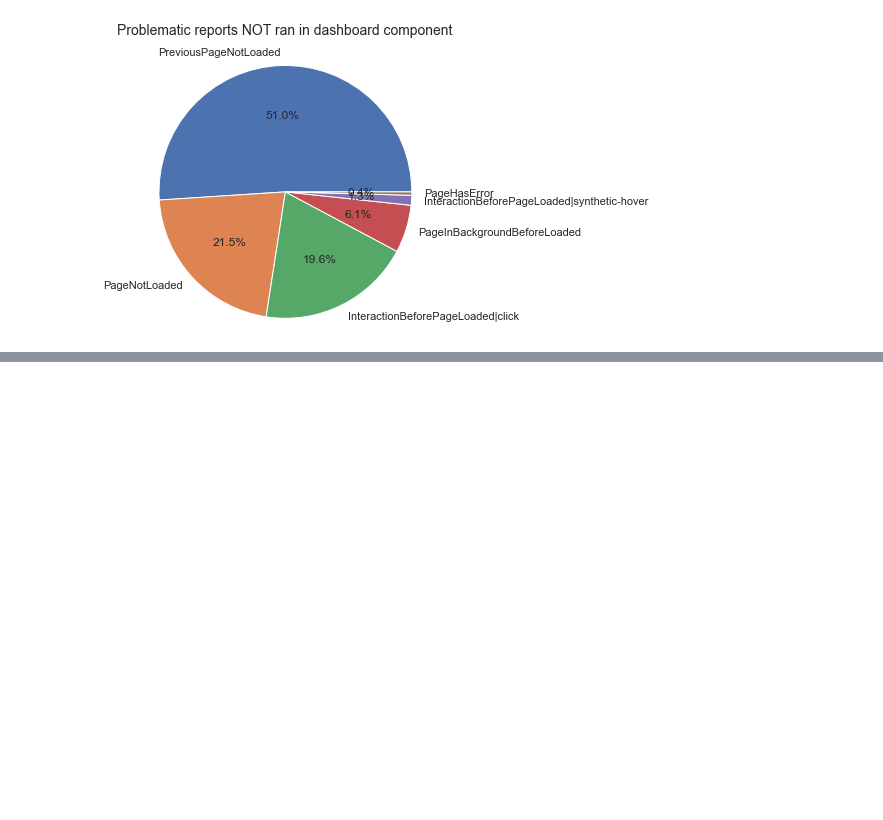
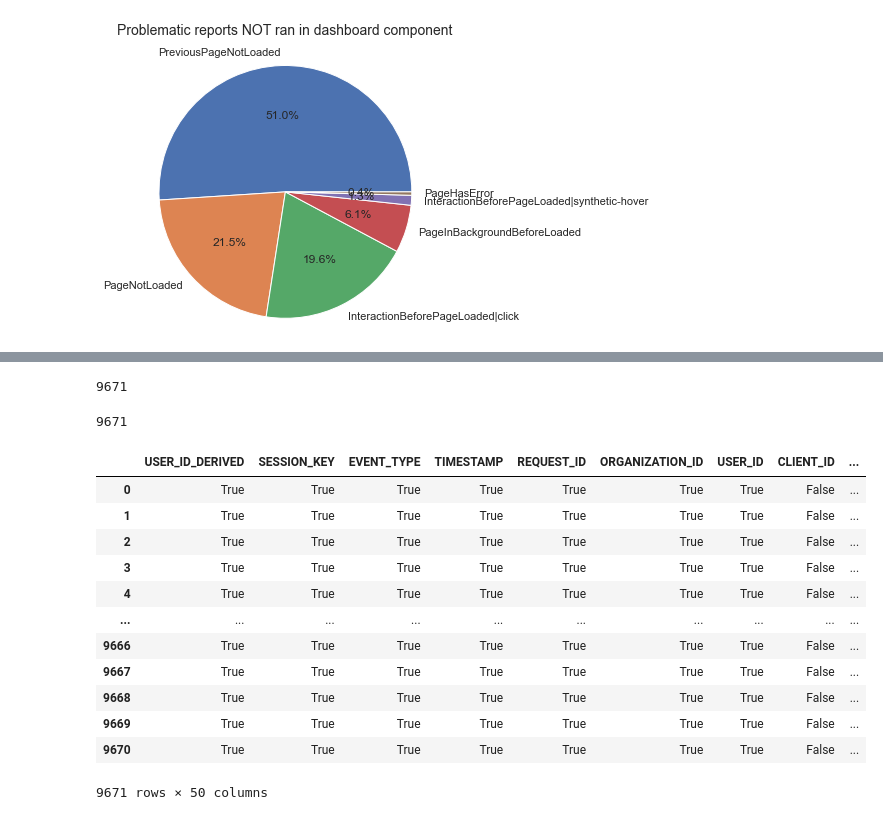
Before and after one commit to dell-splab/lightning-analysis, a Jupyter notebook: non-performing-dashboards/1. Active Dashboards.ipynb, the cells around one changed output, grey strips where cells are left out. Cells and saved outputs as stored; diff of their text form; code cells hidden in the pictures; blank space fills up the shorter version.

```diff
--- a/non-performing-dashboards/1. Active Dashboards.ipynb
+++ b/non-performing-dashboards/1. Active Dashboards.ipynb
@@ -206,3 +206,5 @@ ax.axis('equal')
 plt.show()
 # %% [output]
 [figure]
+# %%
+lpv = pd.read_csv('../datasets/Page_View_by_USER_ID_DERIVED-SESSION_KEY.csv')
@@ -208,0 +249,24 @@ plt.show()
+# %%
+len(lpv)
+# %% [output]
+9671
+# %%
+len(LightningPageView)
+# %% [output]
+9671
+# %%
+lpv.reset_index().drop("index",axis=1).dropna() == lpv.dropna)
+# %% [output]
+|  | USER_ID_DERIVED | SESSION_KEY | EVENT_TYPE | TIMESTAMP | REQUEST_ID | ORGANIZATION_ID | USER_ID | CLIENT_ID | ... |
+| 0 | True | True | True | True | True | True | True | False | ... |
+| 1 | True | True | True | True | True | True | True | False | ... |
+| 2 | True | True | True | True | True | True | True | False | ... |
+| 3 | True | True | True | True | True | True | True | False | ... |
+| 4 | True | True | True | True | True | True | True | False | ... |
+| ... | ... | ... | ... | ... | ... | ... | ... | ... | ... |
+| 9666 | True | True | True | True | True | True | True | False | ... |
+| 9667 | True | True | True | True | True | True | True | False | ... |
+| 9668 | True | True | True | True | True | True | True | False | ... |
+| 9669 | True | True | True | True | True | True | True | False | ... |
+| 9670 | True | True | True | True | True | True | True | False | ... |
+9671 rows × 50 columns
```
Also changed, not shown: parts of 30 cells of this notebook, 4 other files.
